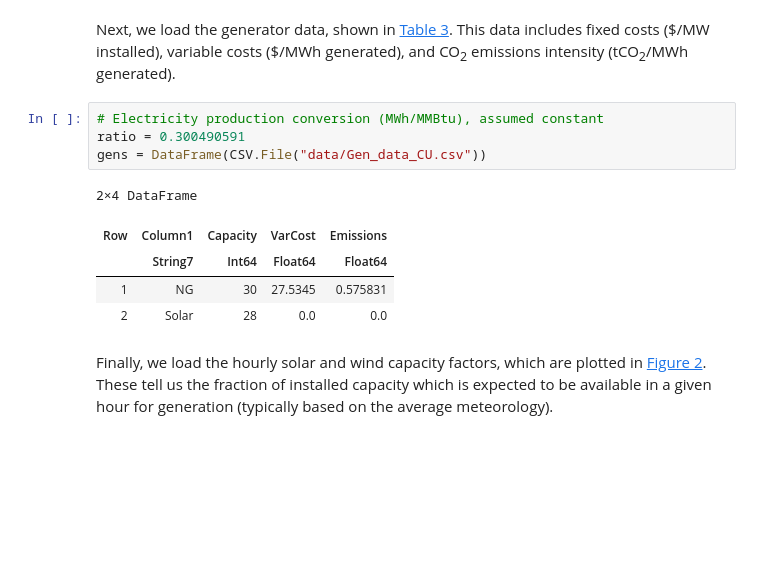
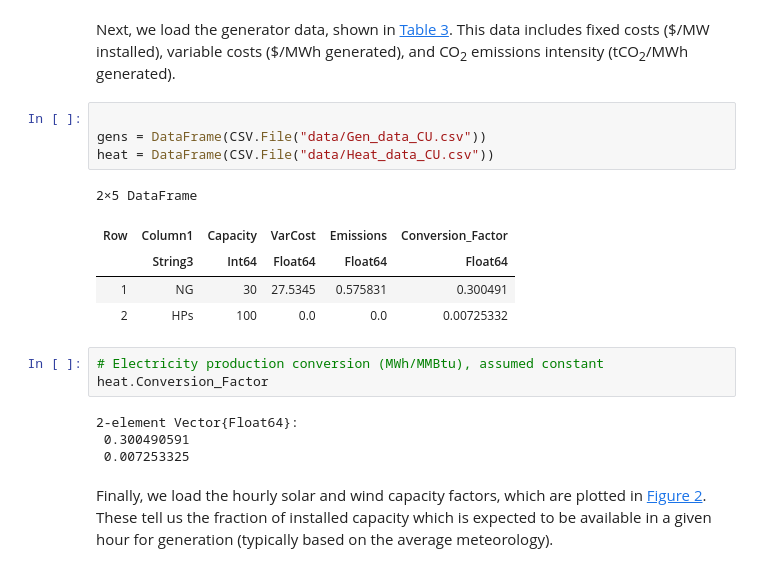
Before and after one commit to BEE4750-FA24/FP-Group6, a Jupyter notebook: Cornell_CHP_Project.ipynb, the cells around one changed output. Drawn from its saved outputs; the diff is of its cells as text; blank space fills up the shorter version.

```diff
--- a/Cornell_CHP_Project.ipynb
+++ b/Cornell_CHP_Project.ipynb
@@ -174,16 +158,23 @@ Next, we load the generator data, shown in
 includes fixed costs (\$/MW installed), variable costs (\$/MWh
 generated), and CO<sub>2</sub> emissions intensity (tCO<sub>2</sub>/MWh
 generated).
+# %%
+
+gens = DataFrame(CSV.File("data/Gen_data_CU.csv"))
+heat = DataFrame(CSV.File("data/Heat_data_CU.csv"))
+# %% [output]
+2×5 DataFrame
+| Row | Column1 | Capacity | VarCost | Emissions | Conversion_Factor |
+|  | String3 | Int64 | Float64 | Float64 | Float64 |
+| 1 | NG | 30 | 27.5345 | 0.575831 | 0.300491 |
+| 2 | HPs | 100 | 0.0 | 0.0 | 0.00725332 |
 # %%
 # Electricity production conversion (MWh/MMBtu), assumed constant
-ratio = 0.300490591
-gens = DataFrame(CSV.File("data/Gen_data_CU.csv"))
+heat.Conversion_Factor
 # %% [output]
-2×4 DataFrame
+2-element Vector{Float64}:
+ 0.300490591
+ 0.007253325
-| Row | Column1 | Capacity | VarCost | Emissions |
-|  | String7 | Int64 | Float64 | Float64 |
-| 1 | NG | 30 | 27.5345 | 0.575831 |
-| 2 | Solar | 28 | 0.0 | 0.0 |
 # %% [markdown]
 Finally, we load the hourly solar and wind capacity factors, which are
 plotted in <a href="#fig-cf" class="quarto-xref">Figure 2</a>. These
```
Also changed, not shown: parts of 24 cells of this notebook.
